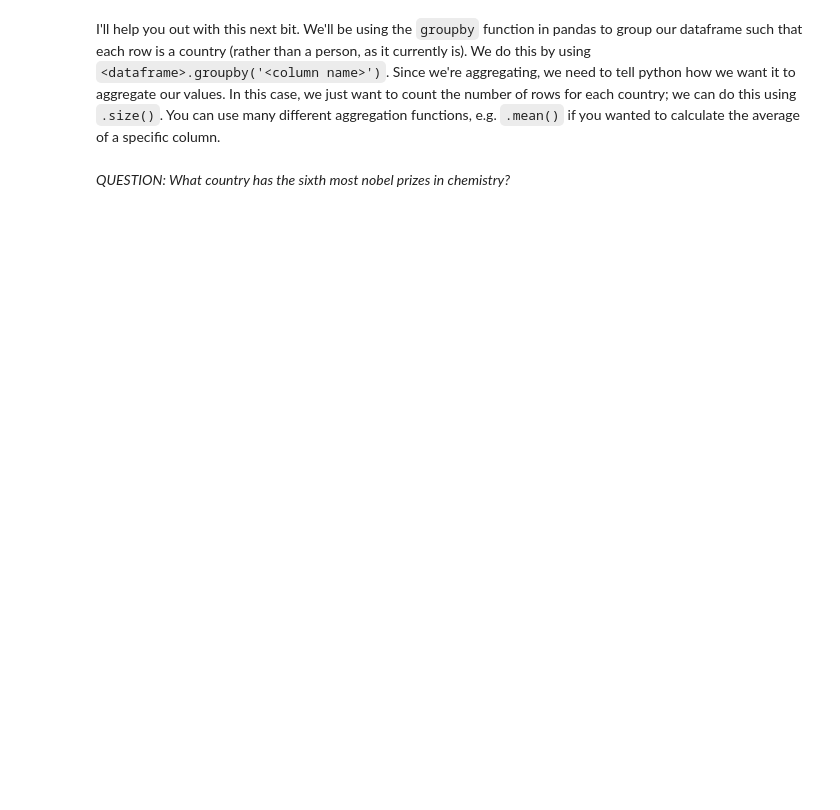
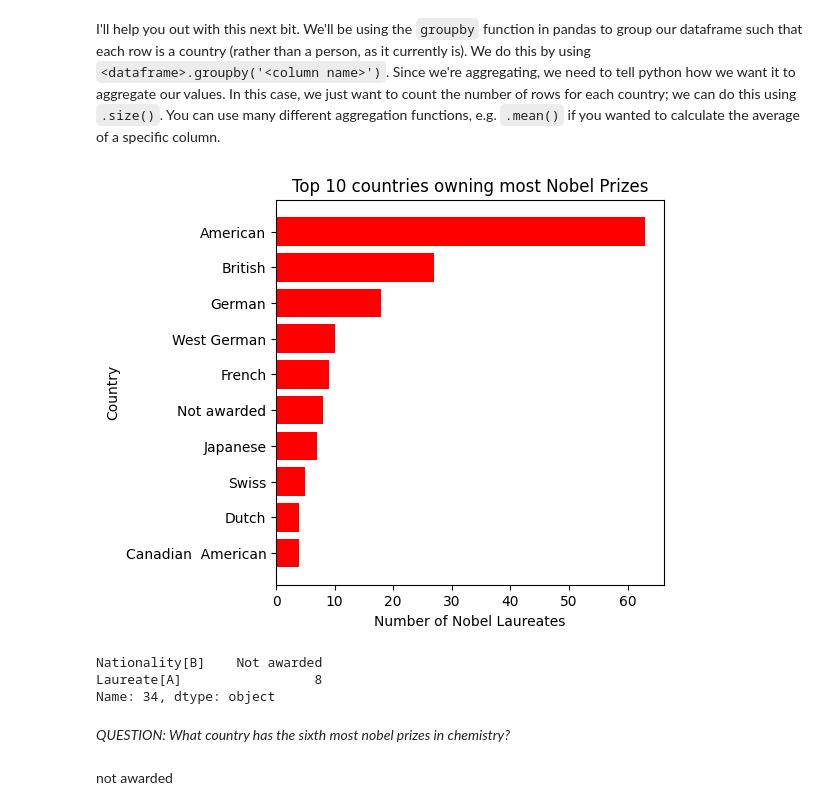
Before and after one commit to james0206-666/QM2-2024, a Jupyter notebook: W2_Working_with_Data_in_Pandas.ipynb, the cells around one changed output. Saved outputs shown, nothing was run; the diff lists cells and outputs as text; code cells hidden in the pictures; blank space fills up the shorter version.

```diff
--- a/W2_Working_with_Data_in_Pandas.ipynb
+++ b/W2_Working_with_Data_in_Pandas.ipynb
@@ -411,2 +429,35 @@ I'll help you out with this next bit. We'll be using the `groupby` function in p
+# %%
+# scrape the table of Nobel Laureates in Chemistry using read_html. remember, this gives us a LIST of dataframes! lets call this list chem_tables
+import pandas as pd
+import matplotlib.pyplot as plt
+
+url = "https://en.wikipedia.org/wiki/List_of_Nobel_laureates_in_Chemistry"
+chem_tables = pd.read_html(url)
+# select the first dataframe from this list and call it chem
+chem = chem_tables[0]
+# create a new dataframe called 'country' in which each row is a country, and the values represent the number of nobel laureates.
+country_counts = chem.groupby('Nationality[B]').size()
+country = country_counts.reset_index(name='Laureate[A]')
+# now sort it in descending order
+country = country.sort_values(by='Laureate[A]', ascending=False)
+top_10_countries = country.head(10)
+# finally, plot the top 10 countries
+plt.figure(figsize=(5,5))
+plt.barh(top_10_countries['Nationality[B]'], top_10_countries['Laureate[A]'], color='red')
+plt.title('Top 10 countries owning most Nobel Prizes')
+plt.ylabel('Country')
+plt.xlabel('Number of Nobel Laureates')
+plt.gca().invert_yaxis()
+plt.show()
+
+sixth_country = top_10_countries.iloc[5]
+print(sixth_country)
+# %% [output]
+[figure, added]
+Nationality[B]    Not awarded
+Laureate[A]                 8
+Name: 34, dtype: object
 # %% [markdown]
 *QUESTION: What country has the sixth most nobel prizes in chemistry?*
+# %% [markdown]
+not awarded
```
Also changed, not shown: parts of 2 cells of this notebook.
